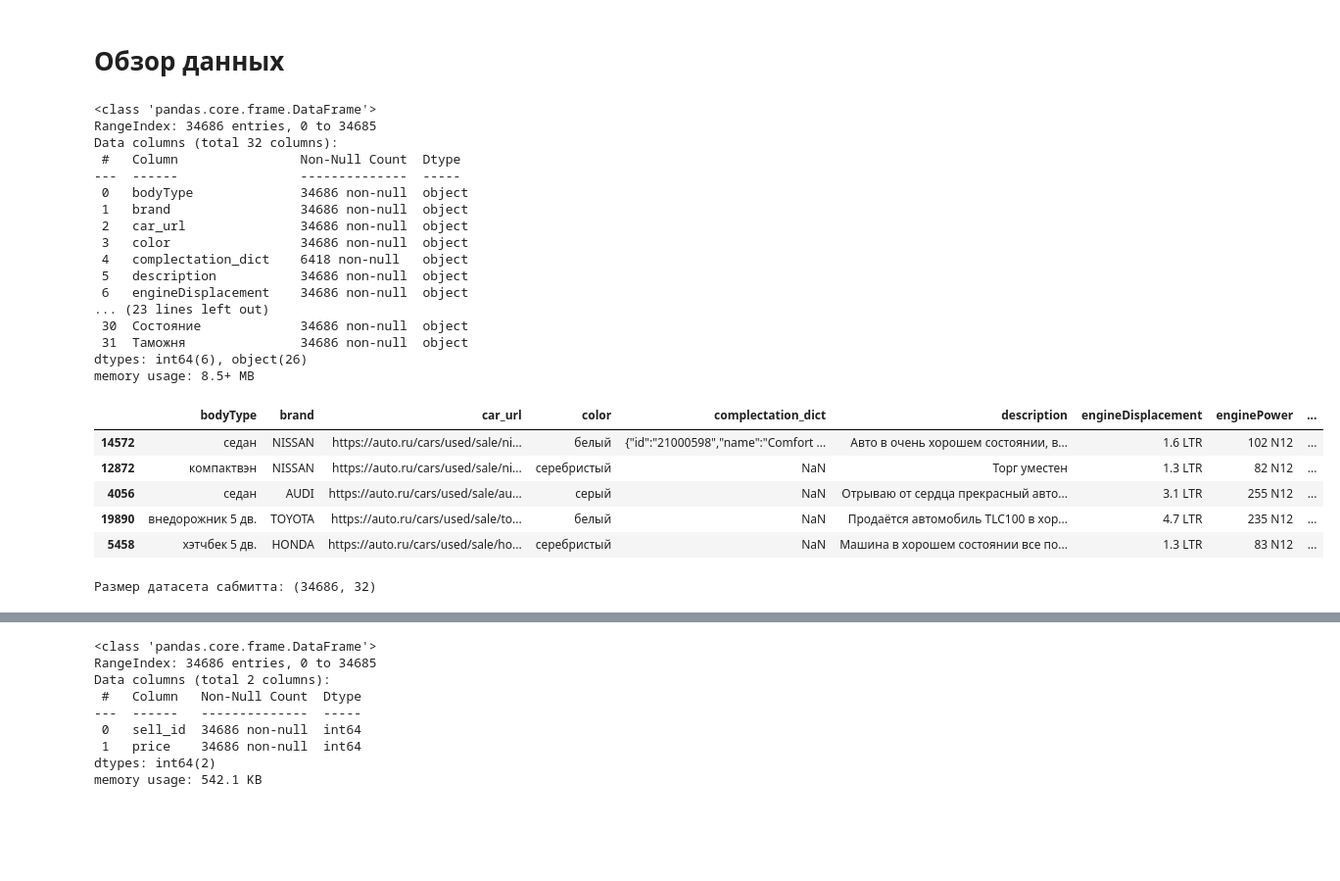
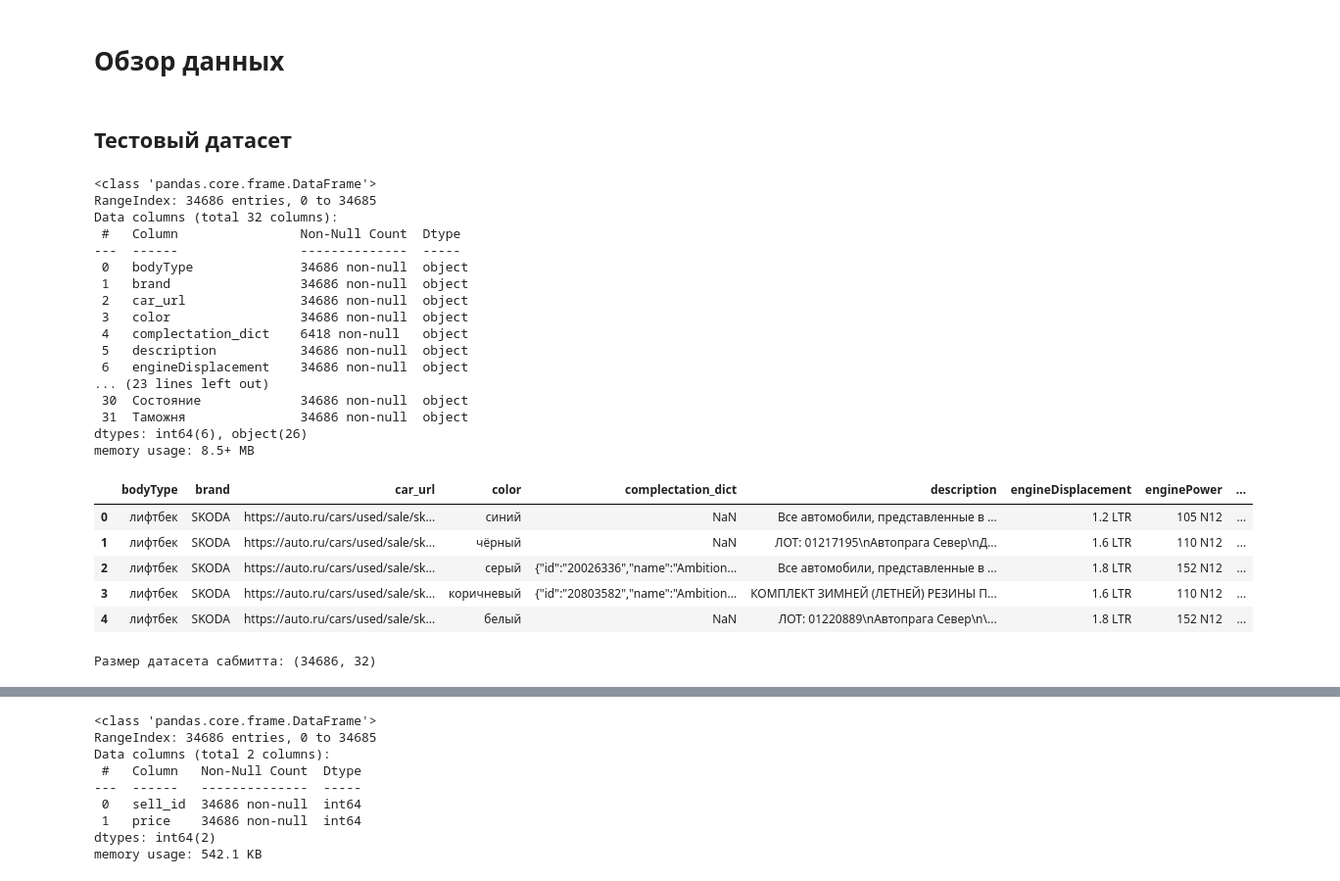
Before and after one commit to IvanAleshin/Skillfactory_projects, a Jupyter notebook: module_5/Car_Price_prediction.ipynb, the cells around one changed output, grey strips where cells are left out. Shown at 98% size. Saved outputs shown, nothing was run; the diff lists cells and outputs as text; code cells hidden in the pictures; blank space fills up the shorter version.

```diff
--- a/module_5/Car_Price_prediction.ipynb
+++ b/module_5/Car_Price_prediction.ipynb
@@ -13,34 +17,36 @@ import requests
 # Дополнительные функции для удобства дальнейшей работы
 # %% [markdown]
 # Обзор данных
+# %% [markdown]
+## Тестовый датасет
 # %%
 # Посмотрим на датасет, который нам дан для сабмитта
 data_test = pd.read_csv('test.csv')
 data_test.info()
-display(data_test.sample(5))
+display(data_test.head(5))
 print("Размер датасета cабмитта: {}".format(data_test.shape))
 # %% [output]
 <class 'pandas.core.frame.DataFrame'>
 RangeIndex: 34686 entries, 0 to 34685
 Data columns (total 32 columns):
  #   Column                Non-Null Count  Dtype
 ---  ------                --------------  -----
  0   bodyType              34686 non-null  object
  1   brand                 34686 non-null  object
  2   car_url               34686 non-null  object
  3   color                 34686 non-null  object
  4   complectation_dict    6418 non-null   object
  5   description           34686 non-null  object
  6   engineDisplacement    34686 non-null  object
 ... (23 lines left out)
  30  Состояние             34686 non-null  object
  31  Таможня               34686 non-null  object
 dtypes: int64(6), object(26)
 memory usage: 8.5+ MB
 |  | bodyType | brand | car_url | color | complectation_dict | description | engineDisplacement | enginePower | ... |
-| 14572 | седан | NISSAN | https://auto.ru/cars/used/sale/ni... | белый | {"id":"21000598","name":"Comfort ... | Авто в очень хорошем состоянии, в... | 1.6 LTR | 102 N12 | ... |
-| 12872 | компактвэн | NISSAN | https://auto.ru/cars/used/sale/ni... | серебристый | NaN | Торг уместен | 1.3 LTR | 82 N12 | ... |
-| 4056 | седан | AUDI | https://auto.ru/cars/used/sale/au... | серый | NaN | Отрываю от сердца прекрасный авто... | 3.1 LTR | 255 N12 | ... |
-| 19890 | внедорожник 5 дв. | TOYOTA | https://auto.ru/cars/used/sale/to... | белый | NaN | Продаётся автомобиль TLC100 в хор... | 4.7 LTR | 235 N12 | ... |
-| 5458 | хэтчбек 5 дв. | HONDA | https://auto.ru/cars/used/sale/ho... | серебристый | NaN | Машина в хорошем состоянии все по... | 1.3 LTR | 83 N12 | ... |
+| 0 | лифтбек | SKODA | https://auto.ru/cars/used/sale/sk... | синий | NaN | Все автомобили, представленные в ... | 1.2 LTR | 105 N12 | ... |
+| 1 | лифтбек | SKODA | https://auto.ru/cars/used/sale/sk... | чёрный | NaN | ЛОТ: 01217195\nАвтопрага Север\nД... | 1.6 LTR | 110 N12 | ... |
+| 2 | лифтбек | SKODA | https://auto.ru/cars/used/sale/sk... | серый | {"id":"20026336","name":"Ambition... | Все автомобили, представленные в ... | 1.8 LTR | 152 N12 | ... |
+| 3 | лифтбек | SKODA | https://auto.ru/cars/used/sale/sk... | коричневый | {"id":"20803582","name":"Ambition... | КОМПЛЕКТ ЗИМНЕЙ (ЛЕТНЕЙ) РЕЗИНЫ П... | 1.6 LTR | 110 N12 | ... |
+| 4 | лифтбек | SKODA | https://auto.ru/cars/used/sale/sk... | белый | NaN | ЛОТ: 01220889\nАвтопрага Север\n\... | 1.8 LTR | 152 N12 | ... |
 Размер датасета cабмитта: (34686, 32)
```
Also changed, not shown: parts of 35 cells of this notebook, 1 other file.
